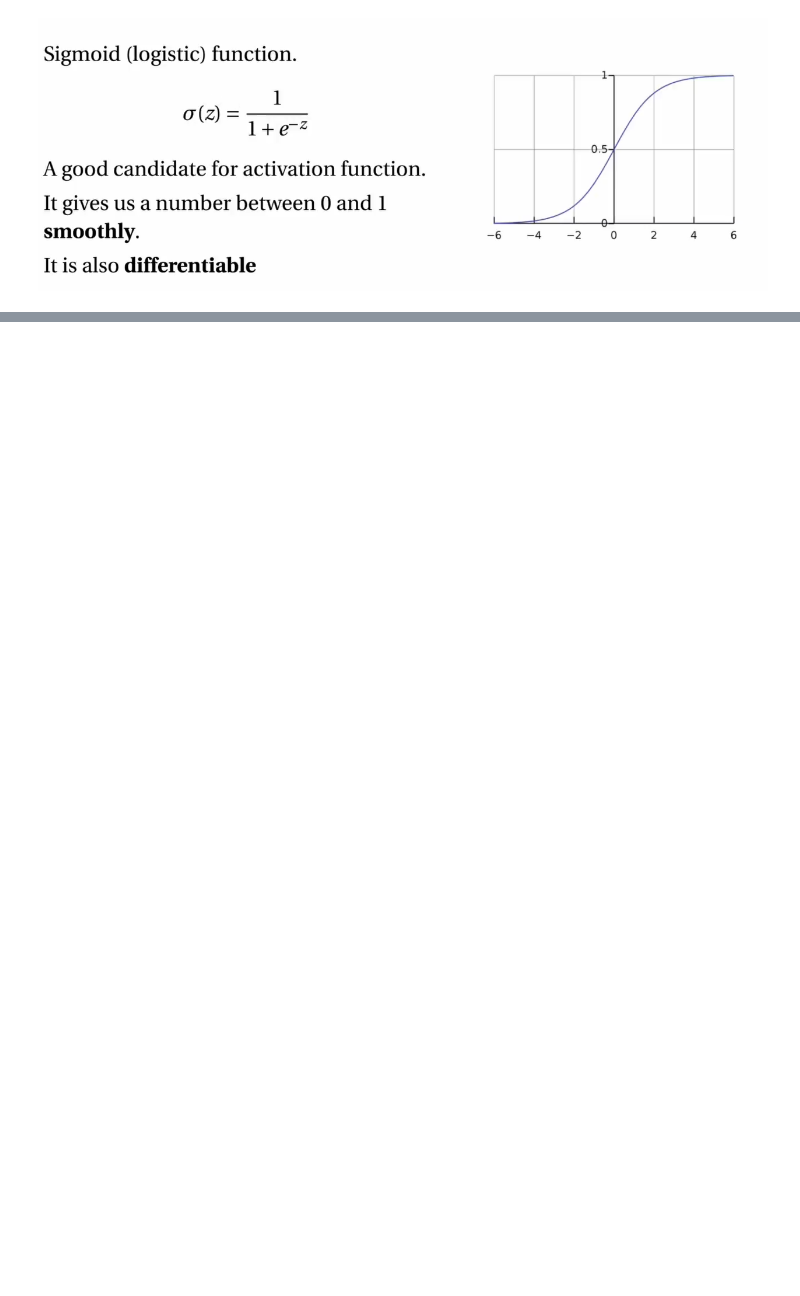
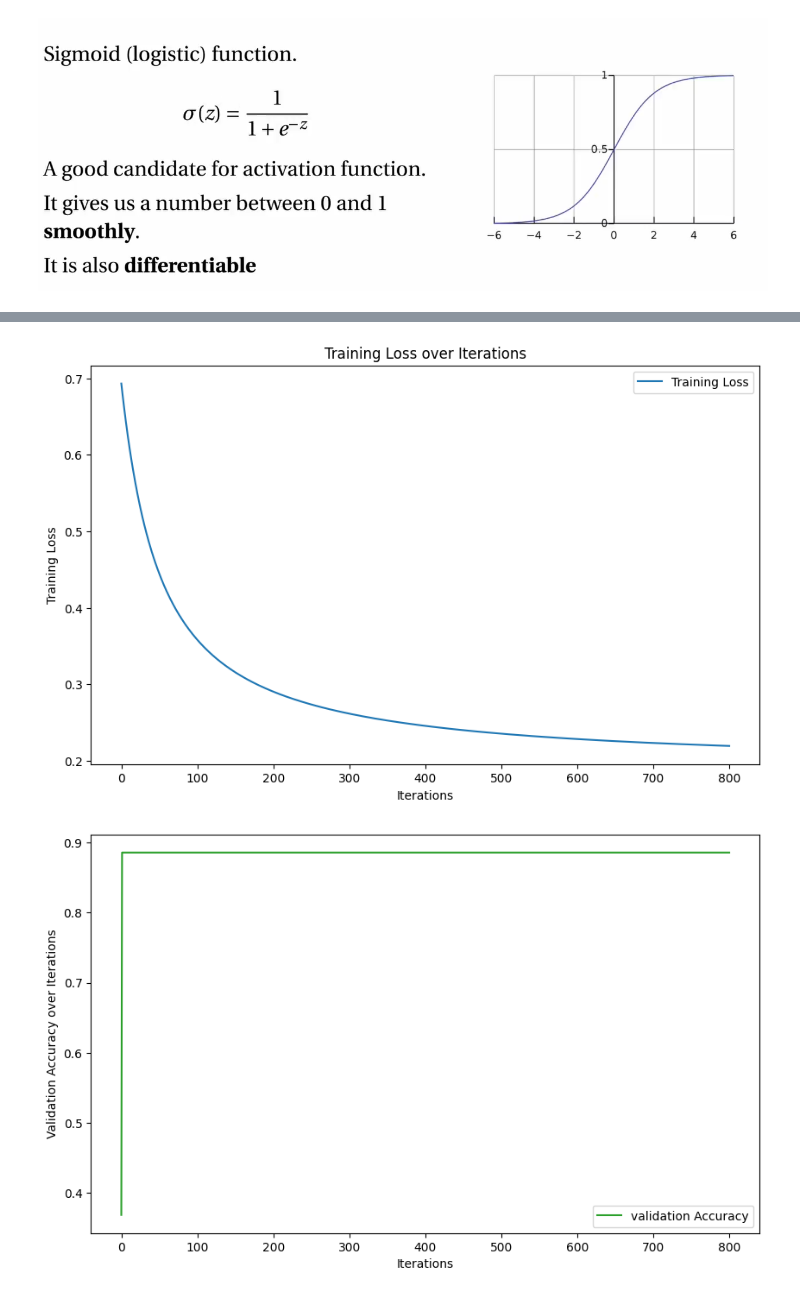
Before and after one commit to AliArabi2022/Machine_learning, a Jupyter notebook: Supervised_learning/Logestic Regression/Logestic_regression.ipynb, the cells around one changed output, grey strips where cells are left out. Saved outputs shown, nothing was run; the diff lists cells and outputs as text; code cells hidden in the pictures; blank space fills up the shorter version.

```diff
--- a/Supervised_learning/Logestic Regression/Logestic_regression.ipynb
+++ b/Supervised_learning/Logestic Regression/Logestic_regression.ipynb
@@ -140,0 +185,40 @@ plot_decision_boundaries(weights_history, X_train[:, :2], y_train, n_steps)
+# %%
+def plot_training_loss(loss_history):
+    epochs = range(len(loss_history))
+    plt.figure(figsize=(10,6))
+    plt.plot(epochs, loss_history, color='tab:blue', label = 'Training Loss')
+    plt.xlabel('Iterations')
+    plt.ylabel('Training Loss')
+    plt.title('Training Loss over Iterations')
+    plt.legend()
+    plt.show()
+
+def plot_validation_accuacy(val_accuracy_history):
+    epochs = range (len(val_accuracy_history))
+    plt.figure(figsize=(10,6))
+    plt.plot(epochs, val_accuracy_history, color= 'tab:green', label= "validation Accuracy")
+    plt.xlabel("Iterations")
+    plt.ylabel('Validation Accuracy over Iterations')
+    plt.legend()
+    plt.show()
+
+def plot_confusion_matrix_cm(w, X_val, y_val):
+    probabilities = sigmoid(X_val @ w)
+    predictions = (probabilities > 0.5).astype(int)
+
+    cm = confusion_matrix(y_val, predictions)
+    plt.figure(figsize=(6,5))
+    sns.heatmap(cm, annot=True, fmt="d",cmap = 'Blues',
+                xticklabels= ['Predicted Malignant', 'Predicted Benign'],
+                yticklabels= ['Actual Malignant', 'Actual Benign'])
+    plt.ylabel('Actual')
+    plt.xlabel('Predicted')
+    plt.title('Confusion Matrix')
+    plt.show()
+
+plot_training_loss(loss_history)
+plot_validation_accuacy(val_accuracy_history)
+plot_confusion_matrix_cm(w_opt, X_val, y_val)
+# %% [output]
+[figure, added]
+[figure, added]
```
Also changed, not shown: parts of 15 cells of this notebook.
